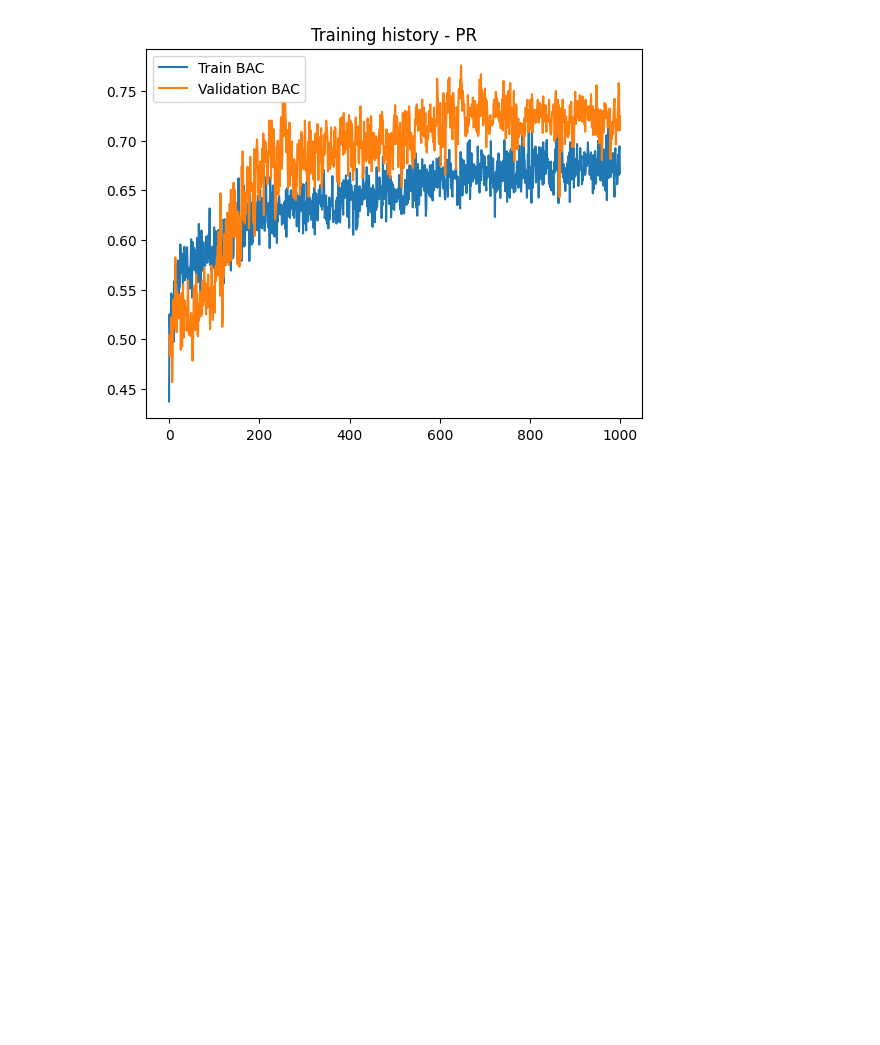
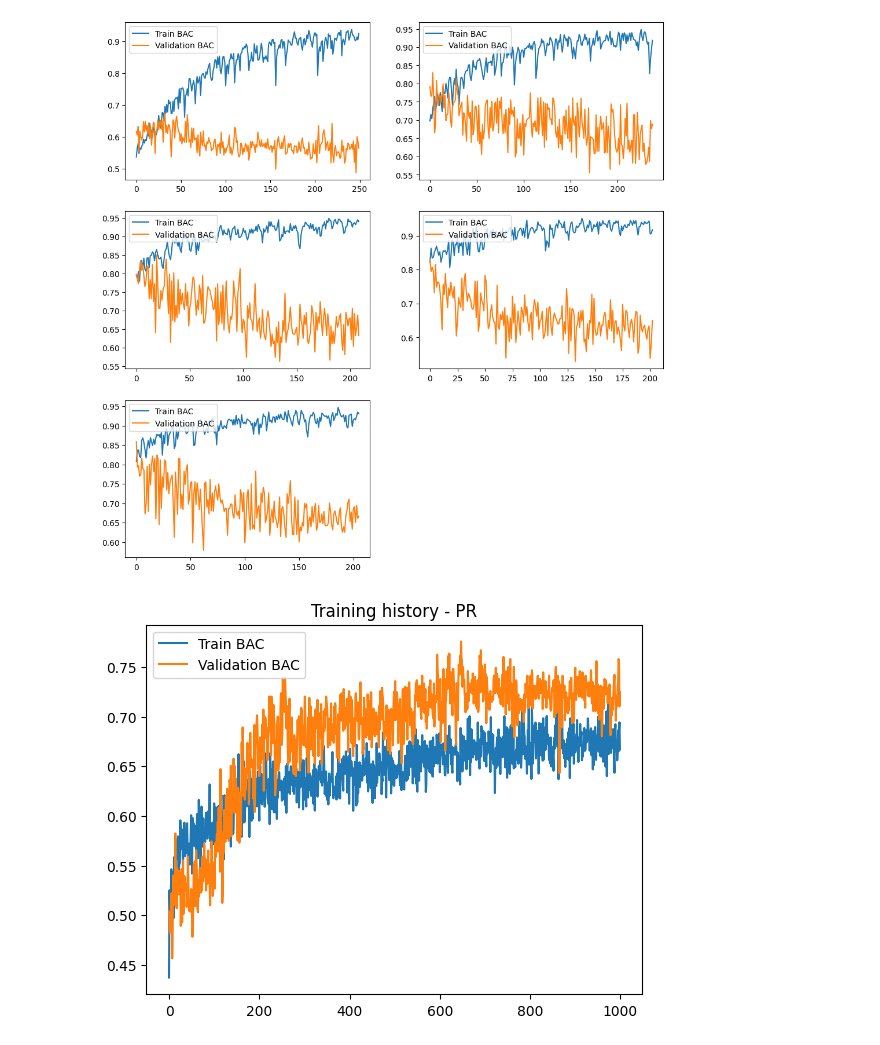
Before and after one commit to halli2/cci, a Jupyter notebook: result_viewer.ipynb, the cells around one changed output. Cells and saved outputs as stored; diff of their text form; code cells hidden in the pictures; blank space fills up the shorter version.

```diff
--- a/result_viewer.ipynb
+++ b/result_viewer.ipynb
@@ -72,16 +72,22 @@ shape: (2_000, 16)
 # %%
-# fig, ax = plt.subplots(3, 2, figsize=(12, 12))
-# ax = ax.ravel()
-# for i, a in enumerate(ax):
-#     train = df.filter(pl.col("identifier") == f"train_{i}")
-#     val = df.filter(pl.col("identifier") == f"val_{i}")
-#     train_bac = train.select("bac").to_numpy()
-#     val_bac = val.select("bac").to_numpy()
-#     a.plot(train_bac)
-#     a.plot(val_bac)
-#     if len(val_bac) == 0:
-#         a.set_visible(False)
-# plt.savefig(res_dir / "bac.png")
+fig, ax = plt.subplots(3, 2, figsize=(12, 12))
+ax = ax.ravel()
+for i, a in enumerate(ax):
+    train = df.filter(pl.col("identifier") == f"train_{i}")
+    val = df.filter(pl.col("identifier") == f"val_{i}")
+    train_bac = train.select("bac").to_numpy()
+    val_bac = val.select("bac").to_numpy()
+    a.plot(train_bac, label="Train BAC")
+    a.plot(val_bac, label="Validation BAC")
+    # plt.title(f"Training history - {title}")
+    a.legend()
+    if len(val_bac) == 0:
+        a.set_visible(False)
+
+
+plt.savefig(res_dir / "bac.png")
+# %% [output]
+[figure, added]
 # %%
 # import numpy as np
 # import seaborn as sns
```
Also changed, not shown: parts of 2 cells of this notebook, 1 other file.
